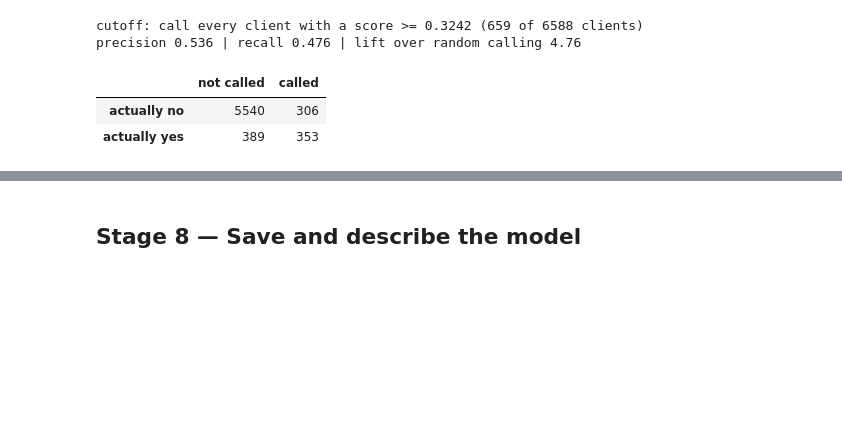
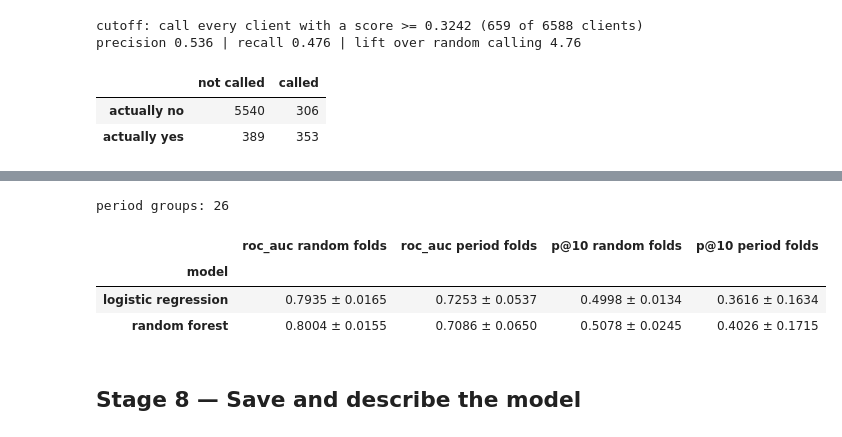
Before and after one commit to MrBiscit/task-03-ML-course, a Jupyter notebook: Aliev_task3.ipynb, the cells around one changed output, grey strips where cells are left out. Cells and saved outputs as stored; diff of their text form; code cells hidden in the pictures; blank space fills up the shorter version.

```diff
--- a/Aliev_task3.ipynb
+++ b/Aliev_task3.ipynb
@@ -798,2 +774,27 @@ plt.show()
+# %%
+from sklearn.model_selection import GroupKFold
+
+period = X_dev["cons.price.idx"].astype(str) + "_" + X_dev["cons.conf.idx"].astype(str)
+print("period groups:", period.nunique())
+
+rows = []
+for name in ["logistic regression", "random forest"]:
+    model = clone(families[name][0]).set_params(**tuned[name])
+    res = cross_validate(model, X_dev, y_dev, cv=GroupKFold(n_splits=5), groups=period, scoring=scoring)
+    rnd = cv_results[name + " (tuned)"]
+    rows.append({
+        "model": name,
+        "roc_auc random folds": f"{rnd['roc_auc'].mean():.4f} ± {rnd['roc_auc'].std():.4f}",
+        "roc_auc period folds": f"{res['test_roc_auc'].mean():.4f} ± {res['test_roc_auc'].std():.4f}",
+        "p@10 random folds": f"{rnd['precision_at_10'].mean():.4f} ± {rnd['precision_at_10'].std():.4f}",
+        "p@10 period folds": f"{res['test_precision_at_10'].mean():.4f} ± {res['test_precision_at_10'].std():.4f}",
+    })
+display(pd.DataFrame(rows).set_index("model"))
+# %% [output]
+period groups: 26
+|  | roc_auc random folds | roc_auc period folds | p@10 random folds | p@10 period folds |
+| model |  |  |  |  |
+| logistic regression | 0.7935 ± 0.0165 | 0.7253 ± 0.0537 | 0.4998 ± 0.0134 | 0.3616 ± 0.1634 |
+| random forest | 0.8004 ± 0.0155 | 0.7086 ± 0.0650 | 0.5078 ± 0.0245 | 0.4026 ± 0.1715 |
 # %% [markdown]
 ## Stage 8 — Save and describe the model
```
Also changed, not shown: parts of 13 cells of this notebook, 2 other files.
